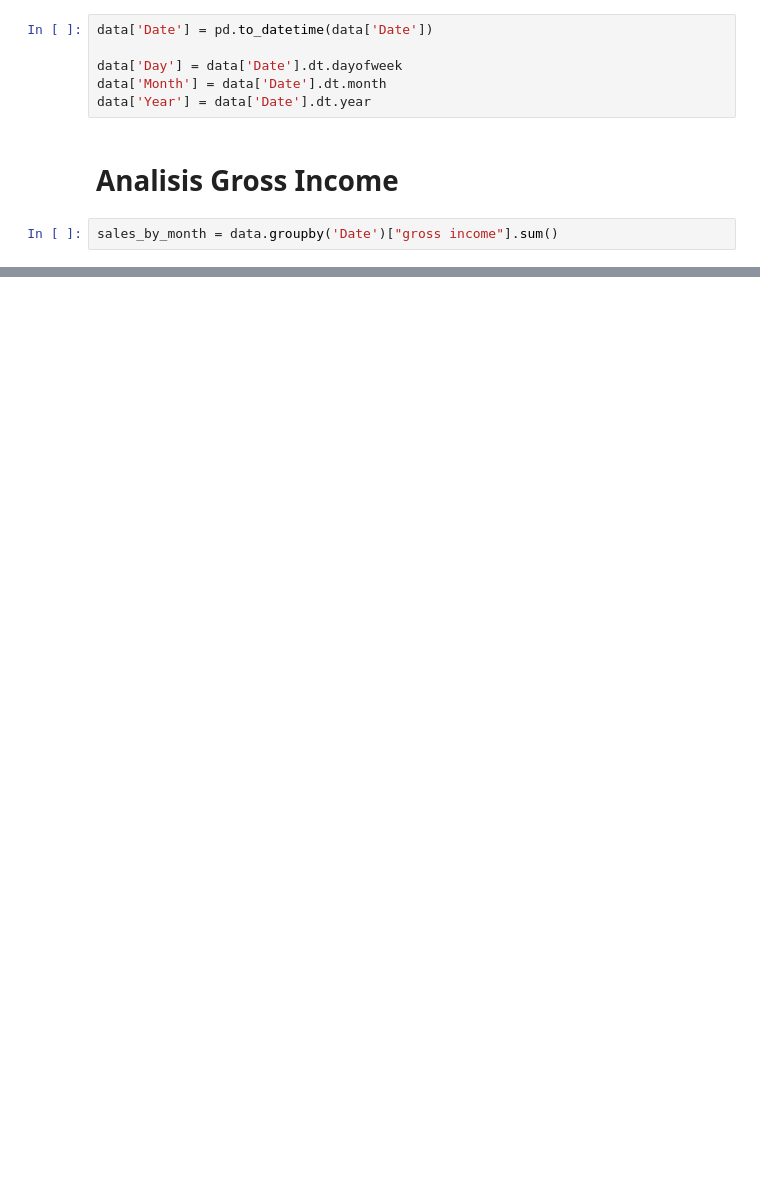
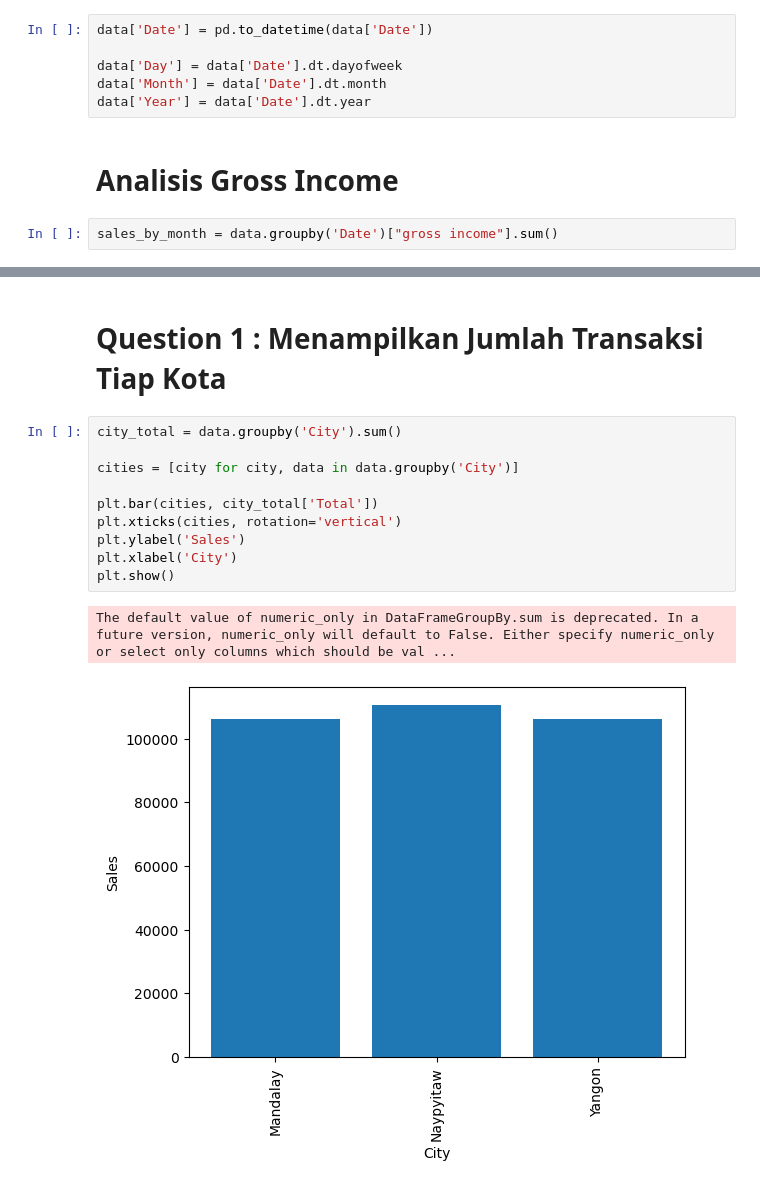
Before and after one commit to Naufal-13/DataAnalyst, a Jupyter notebook: supermarket_sales.ipynb, the cells around one changed output, grey strips where cells are left out. Saved outputs shown, nothing was run; the diff lists cells and outputs as text; blank space fills up the shorter version.

Commit message:
Menjawab Question 1 dan Question 2

```diff
--- a/supermarket_sales.ipynb
+++ b/supermarket_sales.ipynb
@@ -53,0 +73,15 @@ sales_by_month_fig.show()
+# %% [markdown]
+# Question 1 : Menampilkan Jumlah Transaksi Tiap Kota
+# %%
+city_total = data.groupby('City').sum()
+
+cities = [city for city, data in data.groupby('City')]
+
+plt.bar(cities, city_total['Total'])
+plt.xticks(cities, rotation='vertical')
+plt.ylabel('Sales')
+plt.xlabel('City')
+plt.show()
+# %% [output]
+The default value of numeric_only in DataFrameGroupBy.sum is deprecated. In a future version, numeric_only will default to False. Either specify numeric_only or select only columns which should be val ...
+[figure, added]
```
Also changed, not shown: parts of 7 cells of this notebook.
